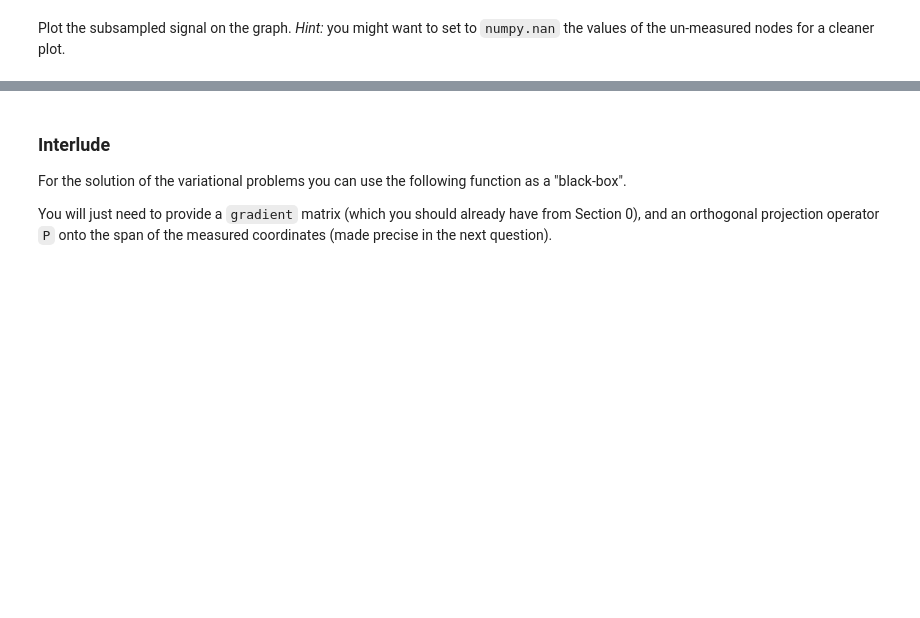
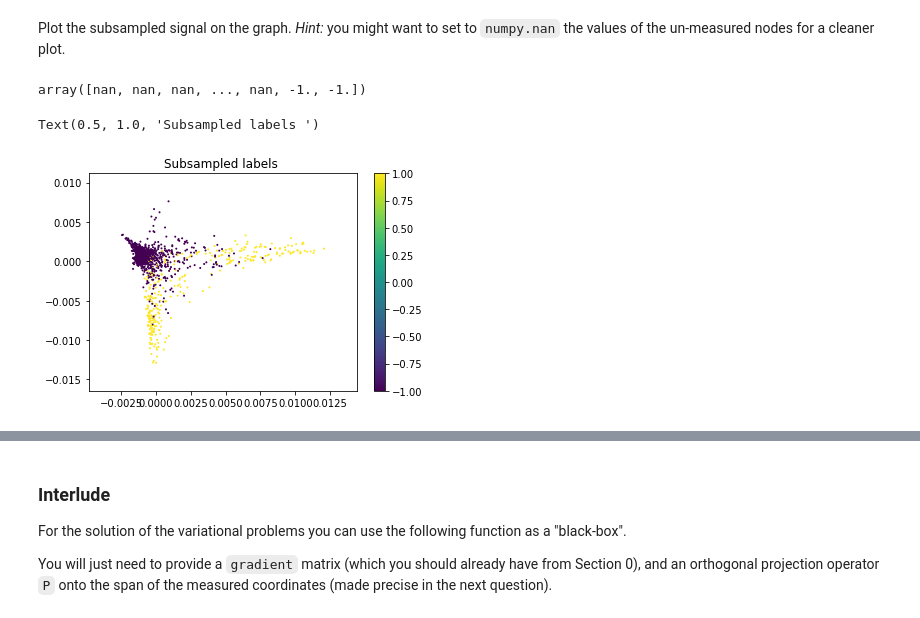
Before and after one commit to isabelaconstantin/wikinet, a Jupyter notebook: milestone4/4_graph_signal_processing.ipynb, the cells around one changed output, grey strips where cells are left out. Drawn from its saved outputs; the diff is of its cells as text; code cells hidden in the pictures; blank space fills up the shorter version.

```diff
--- a/milestone4/4_graph_signal_processing.ipynb
+++ b/milestone4/4_graph_signal_processing.ipynb
@@ -544,3 +566,7 @@ SyntaxError: invalid syntax (<ipython-input-41-fdceeca43d3c>, line 1)
+# %%
+labels_bin = label.copy()
+labels_bin = labels_bin.astype('float')
+labels_bin[np.where(labels_bin == 0 )] = -1.0
 # %% [markdown]
 Now, subsample this binarized label signal by $70\%$ by choosing, uniformly at random, $30\%$ of the nodes whose labels we will keep.
 
@@ -549,4 +575,6 @@ You will do this by computing a "measurement mask" vector `w` with `1.0`'s at th
 mn_ratio = 0.3
 m = int(mn_ratio * n_nodes)  # Number of measurements.
 
-w = # Your code here.
+# your code here
+w = np.array([1] * m + [0] * (n_nodes-m))
+np.random.shuffle(w) #inplace shuffle
@@ -556,0 +590,13 @@ Plot the subsampled signal on the graph. _Hint:_ you might want to set to `numpy
+# %%
+# Your code here.
+labels_bin_samp = labels_bin.copy()
+labels_bin_samp[np.where(w==0)] = np.nan
+labels_bin_samp
+# %% [output]
+array([nan, nan, nan, ..., nan, -1., -1.])
+# %%
+plot_graph(graph, coords, labels_bin_samp);
+plt.title('Subsampled labels ')
+# %% [output]
+Text(0.5, 1.0, 'Subsampled labels ')
+[figure, added]
```
Also changed, not shown: parts of 32 cells of this notebook.
